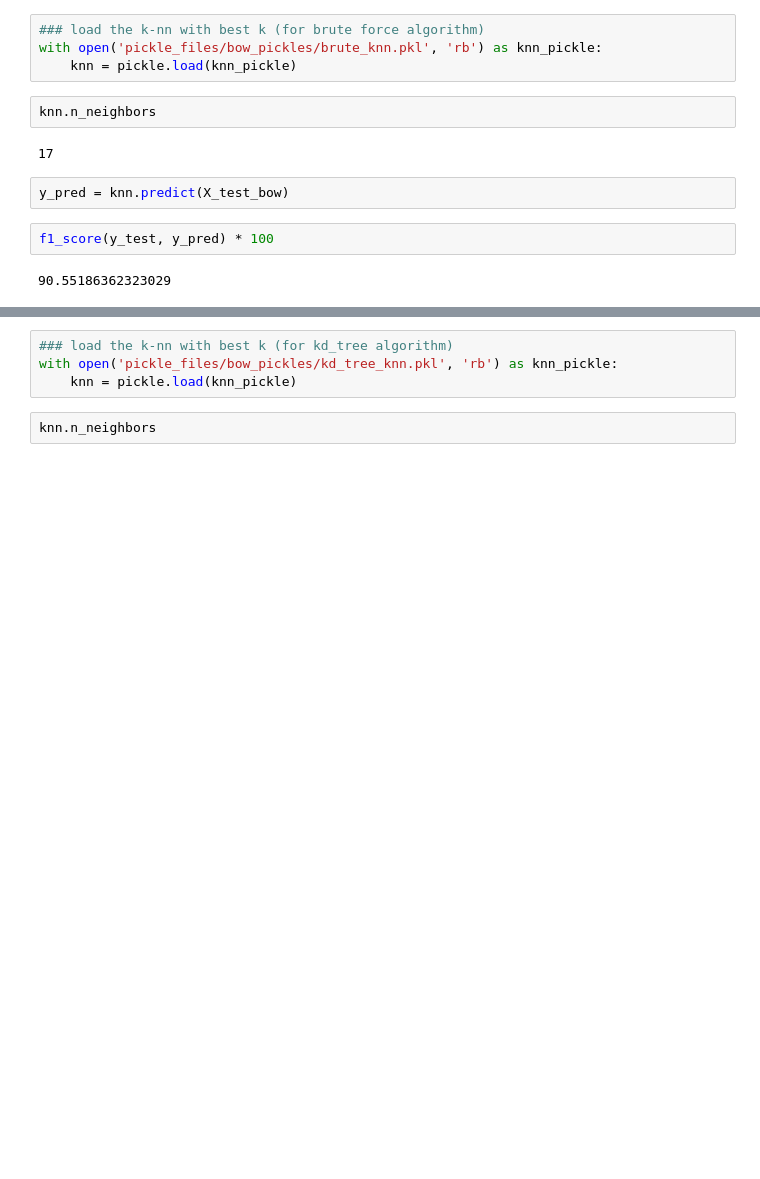
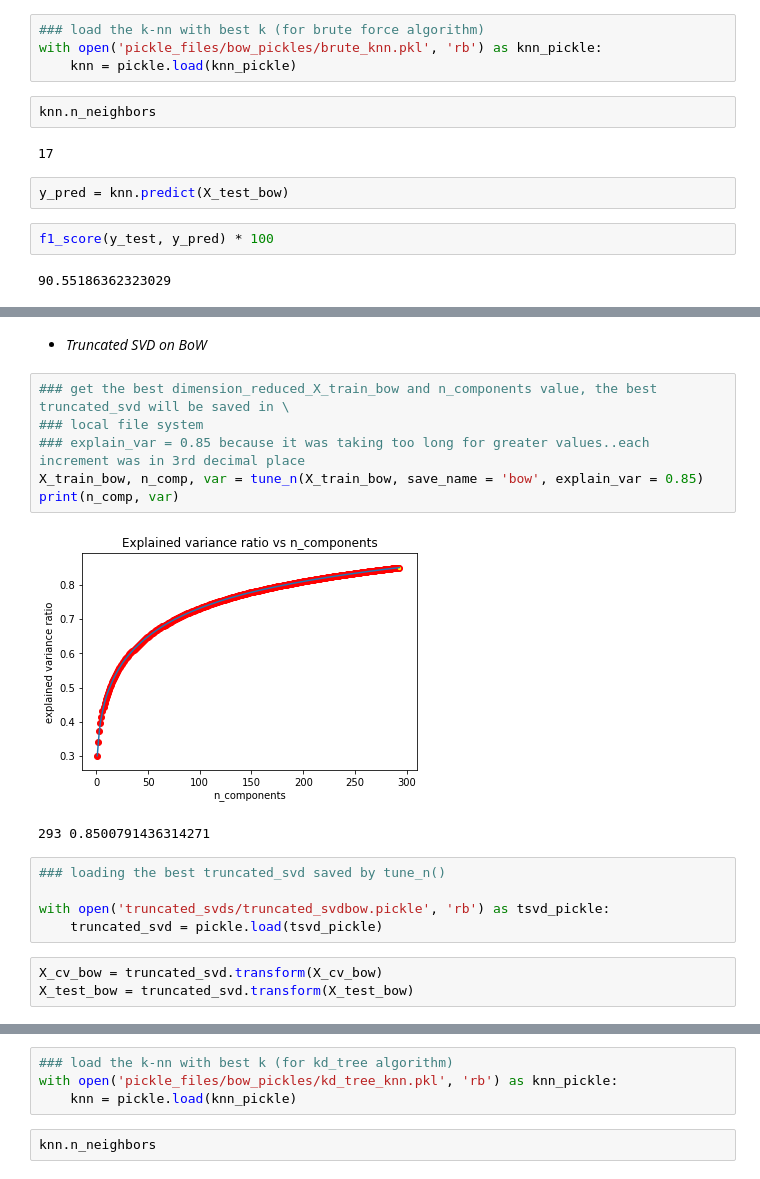
Before and after one commit to krishnakrmahto/Applied-AI-Course-Assignments, a Jupyter notebook: Knn/KNN_Amazon_food_reviews_redo.ipynb, the cells around one changed output, grey strips where cells are left out. Drawn from its saved outputs; the diff is of its cells as text; blank space fills up the shorter version.

```diff
--- a/Knn/KNN_Amazon_food_reviews_redo.ipynb
+++ b/Knn/KNN_Amazon_food_reviews_redo.ipynb
@@ -453,0 +533,19 @@ f1_score(y_test, y_pred) * 100
+# %% [markdown]
+ * *Truncated SVD on BoW*
+# %%
+### get the best dimension_reduced_X_train_bow and n_components value, the best truncated_svd will be saved in \
+### local file system
+### explain_var = 0.85 because it was taking too long for greater values..each increment was in 3rd decimal place
+X_train_bow, n_comp, var = tune_n(X_train_bow, save_name = 'bow', explain_var = 0.85)
+print(n_comp, var)
+# %% [output]
+[figure, added]
+293 0.8500791436314271
+# %%
+### loading the best truncated_svd saved by tune_n()
+
+with open('truncated_svds/truncated_svdbow.pickle', 'rb') as tsvd_pickle:
+    truncated_svd = pickle.load(tsvd_pickle)
+# %%
+X_cv_bow = truncated_svd.transform(X_cv_bow)
+X_test_bow = truncated_svd.transform(X_test_bow)
```
Also changed, not shown: parts of 37 cells of this notebook.
